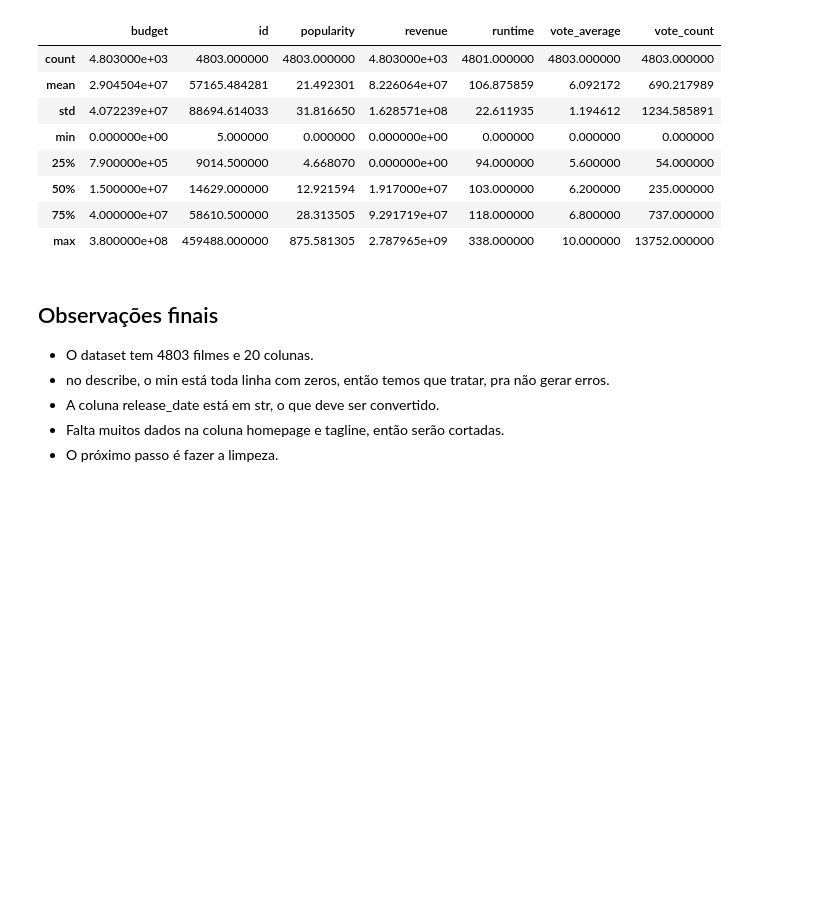
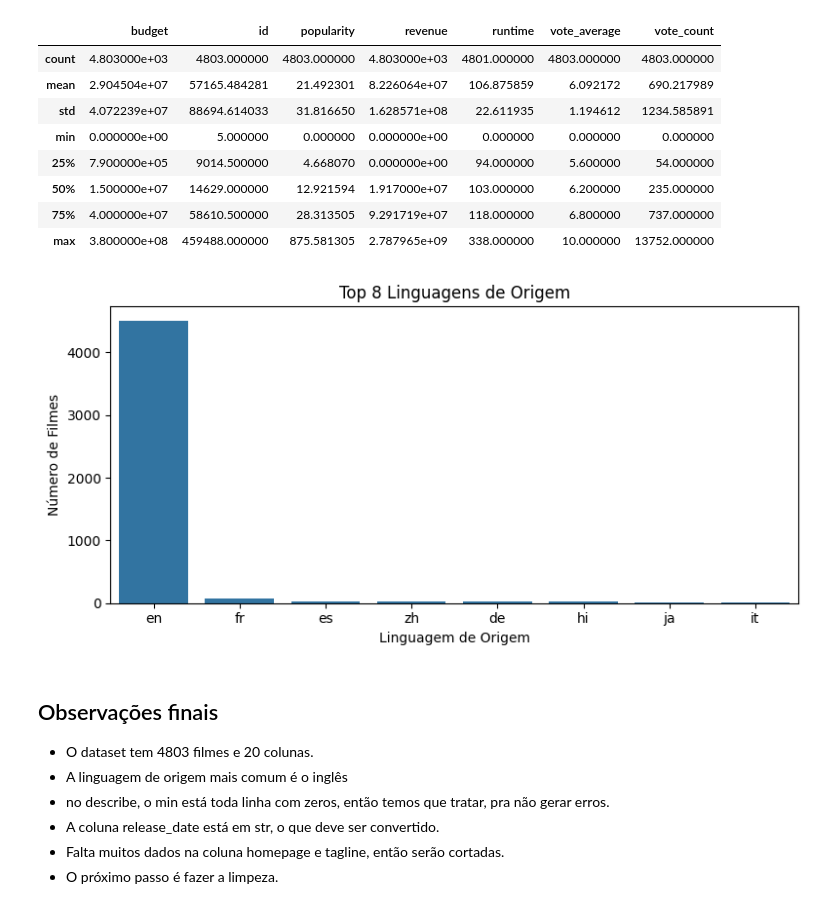
Before and after one commit to YgorBenicio/filme-sucesso-regressao, a Jupyter notebook: notebooks/01_exploracao.ipynb, the cells around one changed output. Cells and saved outputs as stored; diff of their text form; code cells hidden in the pictures; blank space fills up the shorter version.

Commit message:
att
adicionando gráfico de barras das 8 liguagens de origem mais comuns, e mais uma observação final.

```diff
--- a/notebooks/01_exploracao.ipynb
+++ b/notebooks/01_exploracao.ipynb
@@ -81,10 +81,24 @@ df.describe()
 | 50% | 1.500000e+07 | 14629.000000 | 12.921594 | 1.917000e+07 | 103.000000 | 6.200000 | 235.000000 |
 | 75% | 4.000000e+07 | 58610.500000 | 28.313505 | 9.291719e+07 | 118.000000 | 6.800000 | 737.000000 |
 | max | 3.800000e+08 | 459488.000000 | 875.581305 | 2.787965e+09 | 338.000000 | 10.000000 | 13752.000000 |
+# %%
+# Gráfico de barras das 8 linguagens mais comuns
+contagem = df['original_language'].value_counts().head(8)
+
+plt.figure(figsize=(8, 4))
+sns.barplot(x=contagem.index, y=contagem.values)
+plt.title('Top 8 Linguagens de Origem')
+plt.xlabel('Linguagem de Origem')
+plt.ylabel('Número de Filmes')
+plt.tight_layout()
+plt.show()
+# %% [output]
+[figure, added]
 # %% [markdown]
 ## Observações finais
 
 - O dataset tem 4803 filmes e 20 colunas.
+- A linguagem de origem mais comum é o inglês
 - no describe, o min está toda linha com zeros, então temos que tratar, pra não gerar erros.
 - A coluna release_date está em str, o que deve ser convertido.
 - Falta muitos dados na coluna homepage e tagline, então serão cortadas.
```
